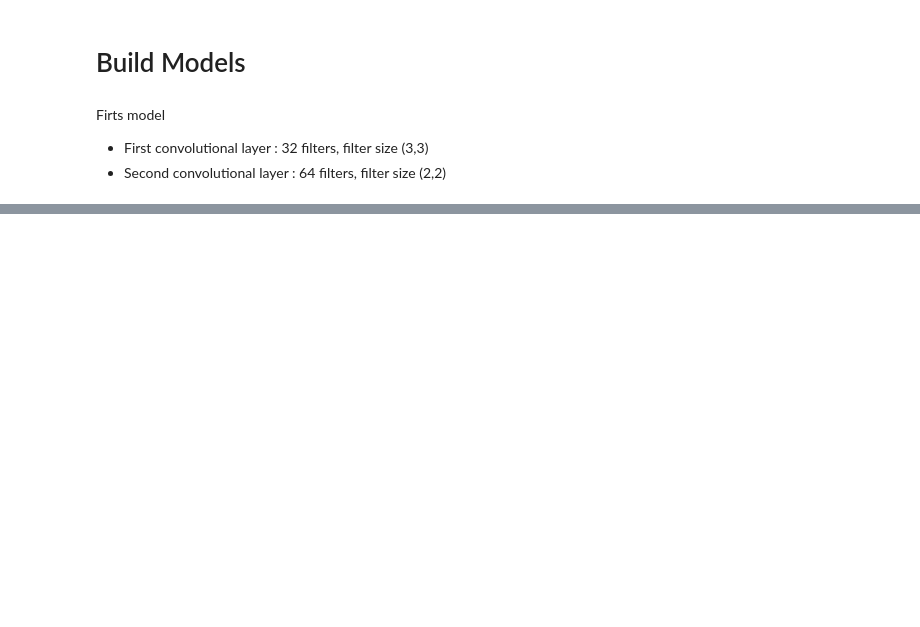
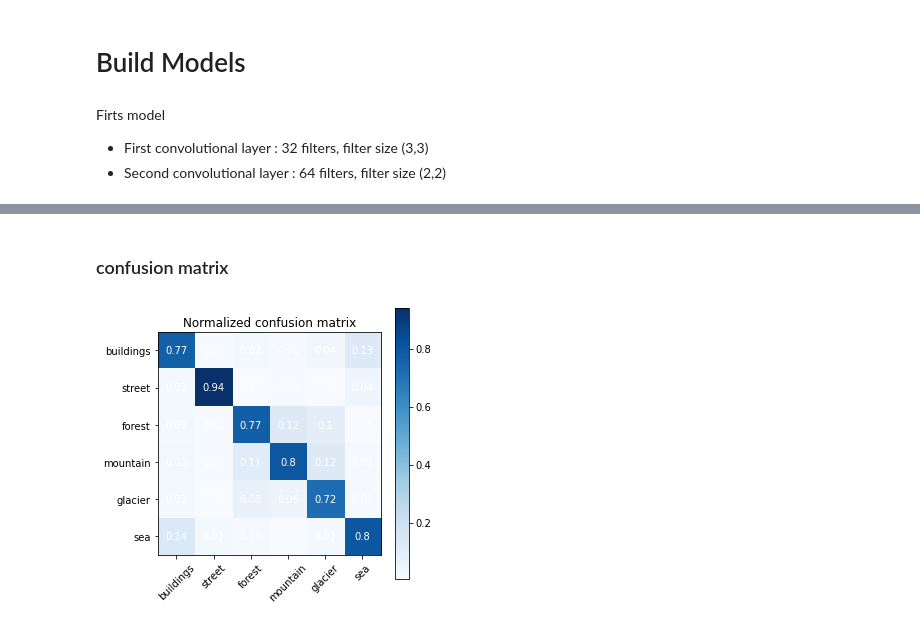
Before and after one commit to yuaquintero/U4-Project-CNN, a Jupyter notebook: CNN_Scene_clasification.ipynb, the cells around one changed output, grey strips where cells are left out. Cells and saved outputs as stored; diff of their text form; code cells hidden in the pictures; blank space fills up the shorter version.

```diff
--- a/CNN_Scene_clasification.ipynb
+++ b/CNN_Scene_clasification.ipynb
@@ -188,0 +184,22 @@ for i in range(5):
+# %%
+from sklearn.metrics import confusion_matrix
+from sklearn.metrics import plot_confusion_matrix
+
+def Print_Confusion_matrix(y_test, preds_test):
+  class_names = {'buildings','forest', 'glacier','mountain','sea', 'street'}
+  cm=confusion_matrix(y_test, preds_test)
+  cm = cm/np.sum(cm,axis=0)
+  cmap = plt.cm.Blues
+  tick_marks = np.arange(classes)
+  fig, ax = plt.subplots(figsize=(5,5))
+  im = ax.imshow(cm, interpolation='nearest', cmap=cmap)
+  for i in range(cm.shape[0]):
+    for j in range(cm.shape[1]):
+        text = ax.text(j, i, np.around(cm[i, j],decimals=2),
+                       ha="center", va="center", color="w")
+  plt.title('Normalized confusion matrix')
+  fig.colorbar(im)
+  plt.xticks(tick_marks, class_names, rotation=45)
+  plt.yticks(tick_marks, class_names);
+  plt.imshow(cm, interpolation='nearest', cmap=cmap)
+  plt.title('Normalized confusion matrix')
@@ -226,0 +318,7 @@ _________________________________________________________________
+# %% [markdown]
+### confusion matrix
+# %%
+#show confusion matrix
+Print_Confusion_matrix(y_test, preds_test)
+# %% [output]
+[figure, added]
```
Also changed, not shown: parts of 55 cells of this notebook.
